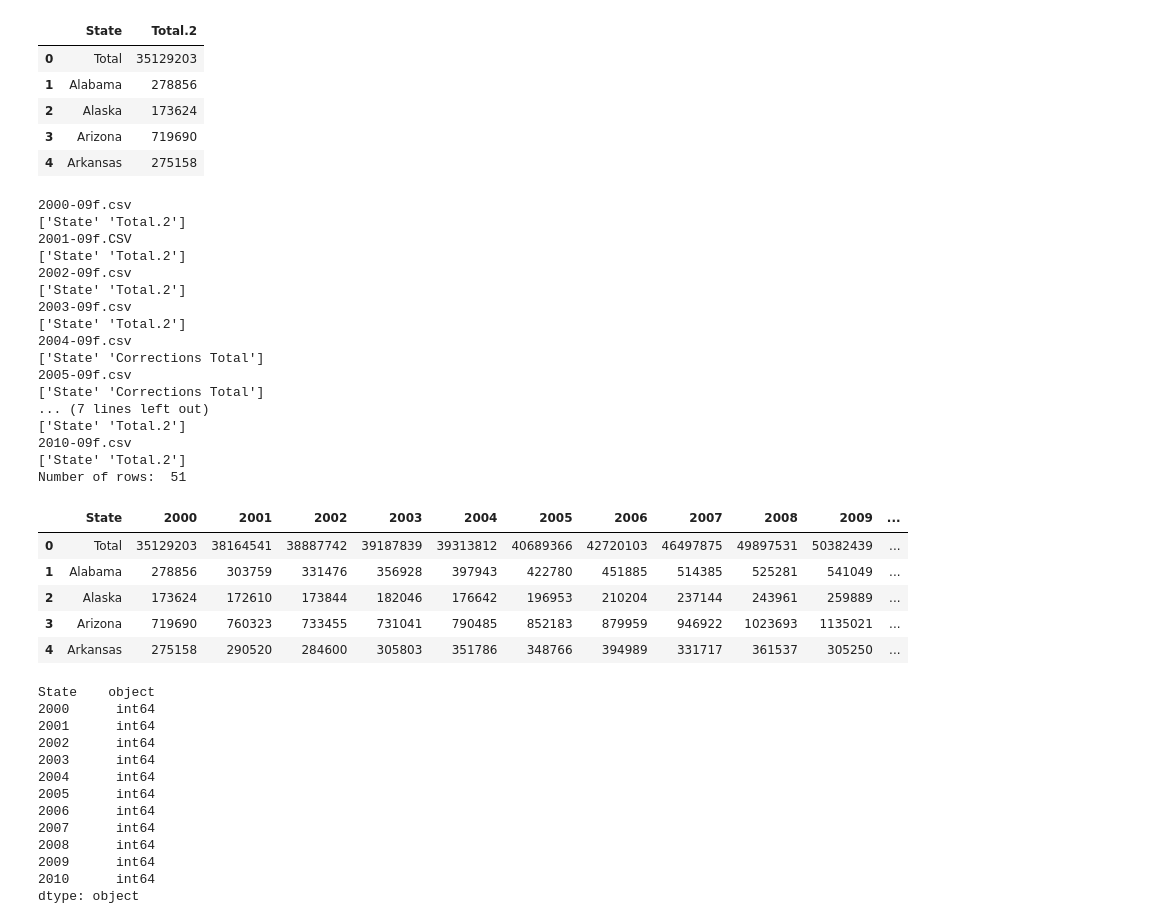
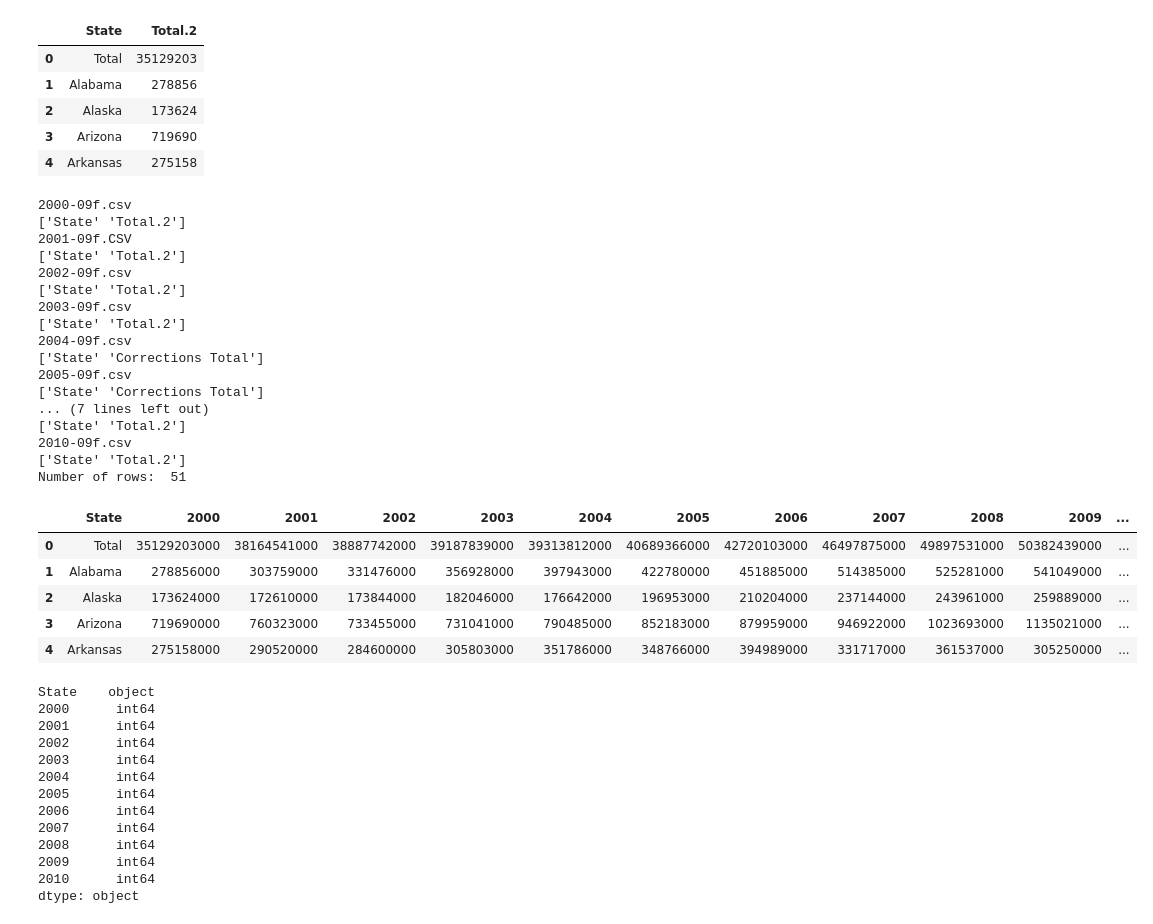
Before and after one commit to bkcno/teamawesome, a Jupyter notebook: corrections_data_assembly.ipynb, the cells around one changed output. Saved outputs shown, nothing was run; the diff lists cells and outputs as text; code cells hidden in the pictures.

```diff
--- a/corrections_data_assembly.ipynb
+++ b/corrections_data_assembly.ipynb
@@ -39,42 +39,45 @@ for file in os.listdir(directory):
     file_directory = 'data\\corrections\\09_cleaned\\'
     file_path = os.path.join(file_directory, file)
     df = pd.read_csv(file_path)
+
+    # Bring amounts to true values
+    df.iloc[:,1:-1] = df.iloc[:,1:-1] * 1000
 
     df = df.iloc[:,[0,16]]
     print(df.columns.values)
     df.rename(columns={list(df)[1]:year}, inplace=True)
 
     corrections_df = pd.merge(corrections_df, df, left_on='State', right_on='State')
     year += 1
 
 corrections_df = corrections_df.drop(corrections_df.columns[1], axis=1)
 
 print('Number of rows: ', len(corrections_df.iloc[:,0]))
 corrections_df.head()
 # %% [output]
 2000-09f.csv
 ['State' 'Total.2']
 2001-09f.CSV
 ['State' 'Total.2']
 2002-09f.csv
 ['State' 'Total.2']
 2003-09f.csv
 ['State' 'Total.2']
 2004-09f.csv
 ['State' 'Corrections Total']
 2005-09f.csv
 ['State' 'Corrections Total']
 ... (7 lines left out)
 ['State' 'Total.2']
 2010-09f.csv
 ['State' 'Total.2']
 Number of rows:  51
 |  | State | 2000 | 2001 | 2002 | 2003 | 2004 | 2005 | 2006 | 2007 | 2008 | 2009 | ... |
-| 0 | Total | 35129203 | 38164541 | 38887742 | 39187839 | 39313812 | 40689366 | 42720103 | 46497875 | 49897531 | 50382439 | ... |
-| 1 | Alabama | 278856 | 303759 | 331476 | 356928 | 397943 | 422780 | 451885 | 514385 | 525281 | 541049 | ... |
-| 2 | Alaska | 173624 | 172610 | 173844 | 182046 | 176642 | 196953 | 210204 | 237144 | 243961 | 259889 | ... |
-| 3 | Arizona | 719690 | 760323 | 733455 | 731041 | 790485 | 852183 | 879959 | 946922 | 1023693 | 1135021 | ... |
-| 4 | Arkansas | 275158 | 290520 | 284600 | 305803 | 351786 | 348766 | 394989 | 331717 | 361537 | 305250 | ... |
+| 0 | Total | 35129203000 | 38164541000 | 38887742000 | 39187839000 | 39313812000 | 40689366000 | 42720103000 | 46497875000 | 49897531000 | 50382439000 | ... |
+| 1 | Alabama | 278856000 | 303759000 | 331476000 | 356928000 | 397943000 | 422780000 | 451885000 | 514385000 | 525281000 | 541049000 | ... |
+| 2 | Alaska | 173624000 | 172610000 | 173844000 | 182046000 | 176642000 | 196953000 | 210204000 | 237144000 | 243961000 | 259889000 | ... |
+| 3 | Arizona | 719690000 | 760323000 | 733455000 | 731041000 | 790485000 | 852183000 | 879959000 | 946922000 | 1023693000 | 1135021000 | ... |
+| 4 | Arkansas | 275158000 | 290520000 | 284600000 | 305803000 | 351786000 | 348766000 | 394989000 | 331717000 | 361537000 | 305250000 | ... |
 # %%
 # Display data types
 corrections_df.dtypes
```
Also changed, not shown: 1 other file.
